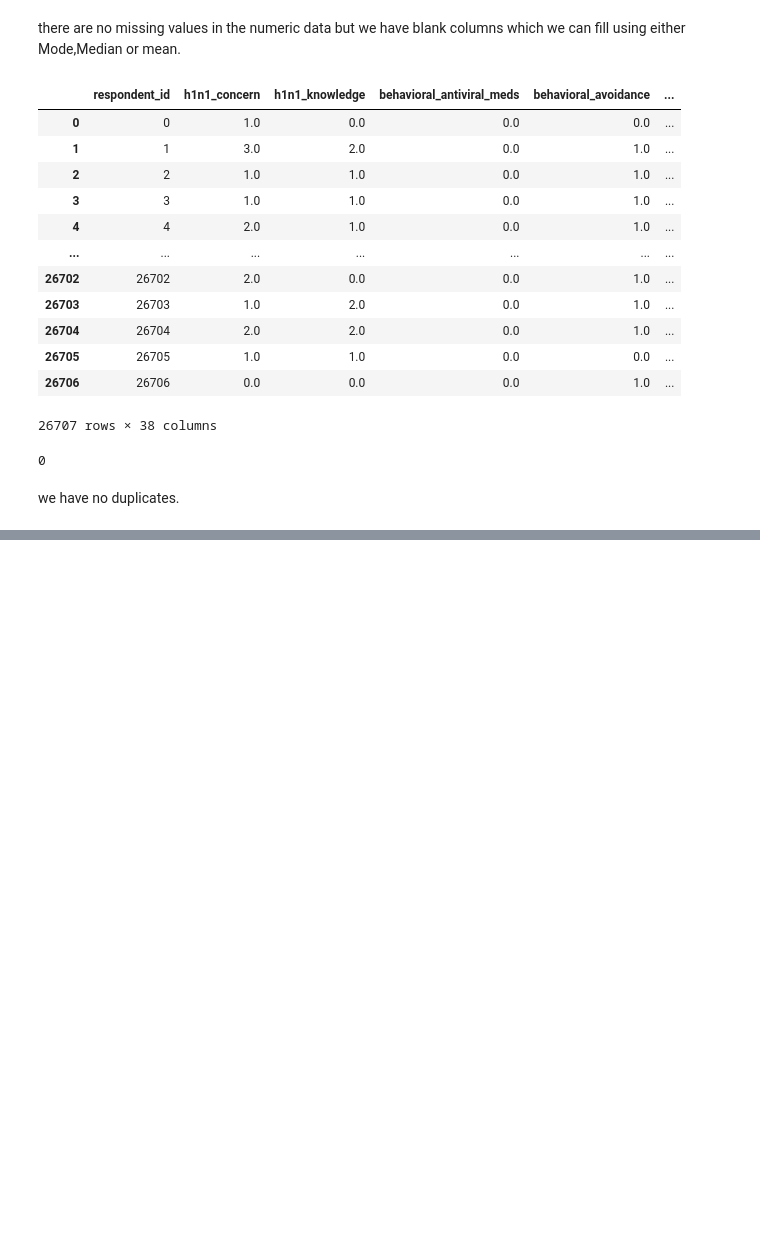
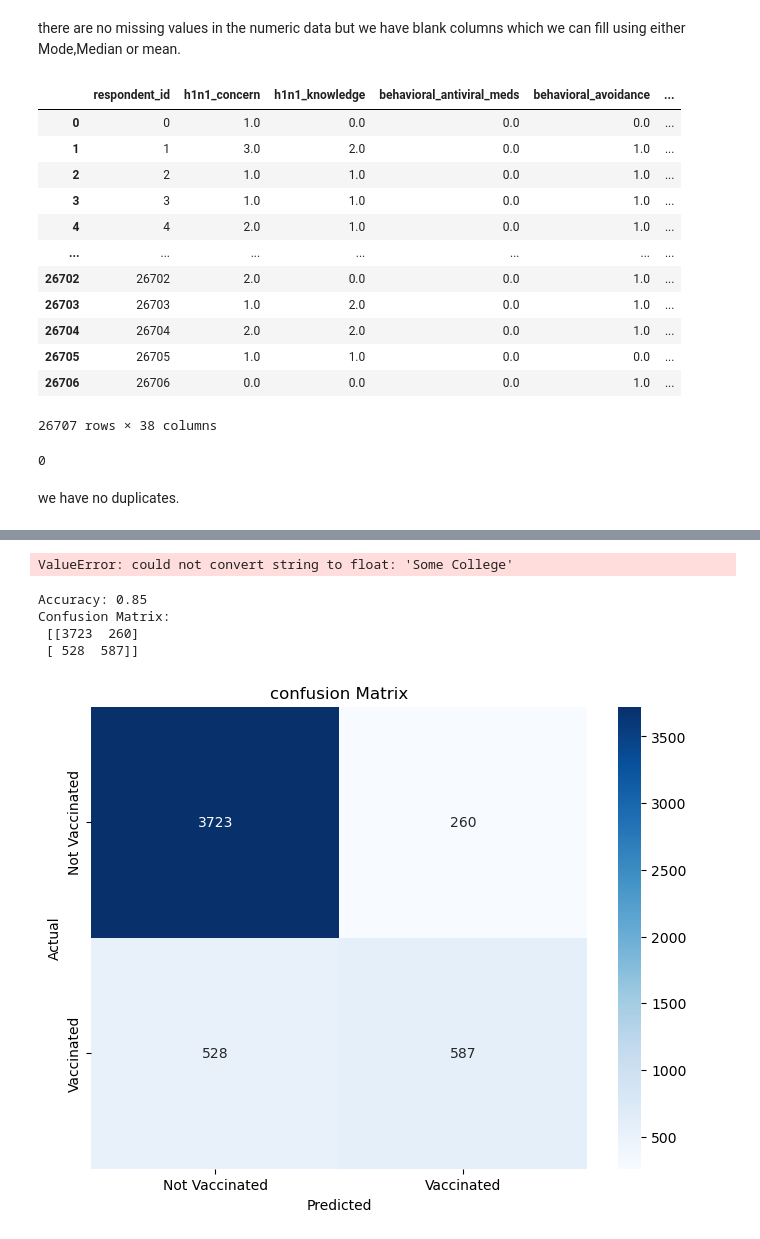
Before and after one commit to lchep2024/Phase-3-Project, a Jupyter notebook: index.ipynb, the cells around one changed output, grey strips where cells are left out. Cells and saved outputs as stored; diff of their text form; code cells hidden in the pictures; blank space fills up the shorter version.

Commit message:
1st model

```diff
--- a/index.ipynb
+++ b/index.ipynb
@@ -366,0 +497,9 @@ we have no duplicates.
+# %%
+#feature engineering.
+#interaction
+merged_df['concern_knowledge_interaction'] = merged_df['h1n1_concern'] * merged_df['h1n1_knowledge']
+#composite varables.
+merged_df['h1n1_vaccine_perception'] = (merged_df['opinion_h1n1_risk'] + merged_df['opinion_h1n1_vacc_effective'] - merged_df['opinion_h1n1_sick_from_vacc']) /3
+merged_df['behavioral_score'] = (merged_df['behavioral_face_mask'] + merged_df['behavioral_wash_hands'] + merged_df['behavioral_avoidance'])
+#ratios or difference.
+merged_df['vacc_effectiveness_ratio'] = merged_df['opinion_h1n1_vacc_effective'] / merged_df['opinion_seas_vacc_effective']
@@ -366,0 +508,4 @@ we have no duplicates.
+# %%
+#identify and encode categorical variables.
+X= merged_df.drop(columns=['h1n1_vaccine'])
+y= merged_df['h1n1_vaccine']
@@ -366,0 +549,39 @@ we have no duplicates.
+# %%
+
+X_train,X_test,y_train,y_test = train_test_split(X,y,test_size=0.2,random_state=42)
+
+scaler=StandardScaler()
+X_train_scaled=scaler.fit_transform(X_train)
+X_test_scaled =scaler.transform(X_test)
+
+model=LogisticRegression()
+model.fit(X_train_scaled,y_train)
+
+y_pred=model.predict(X_test_scaled)
+# %% [output]
+ValueError: could not convert string to float: 'Some College'
+# %%
+#Evaluate the model
+y_pred=model.predict(X_test_scaled)
+
+accuracy = accuracy_score(y_test,y_pred)
+
+conf_matrix= confusion_matrix(y_test,y_pred)
+
+print(f"Accuracy: {accuracy:.2f}")
+print("Confusion Matrix:\n", conf_matrix)
+# %% [output]
+Accuracy: 0.85
+Confusion Matrix:
+ [[3723  260]
+ [ 528  587]]
+# %%
+#plotting confusion matrix
+plt.figure(figsize=(8,6))
+sns.heatmap(conf_matrix,annot=True,fmt='d',cmap='Blues',xticklabels=['Not Vaccinated','Vaccinated'],yticklabels=['Not Vaccinated','Vaccinated'])
+plt.ylabel('Actual')
+plt.xlabel('Predicted')
+plt.title('confusion Matrix')
+plt.show()
+# %% [output]
+[figure, added]
```
Also changed, not shown: parts of 23 cells of this notebook.
